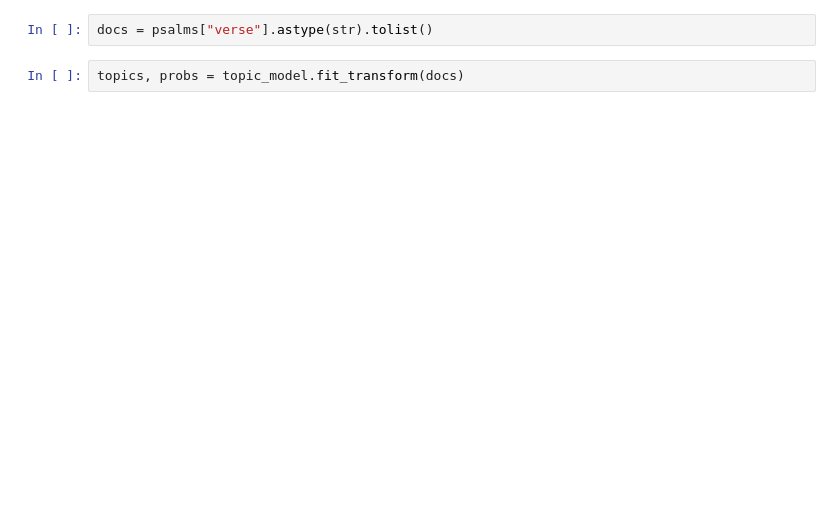
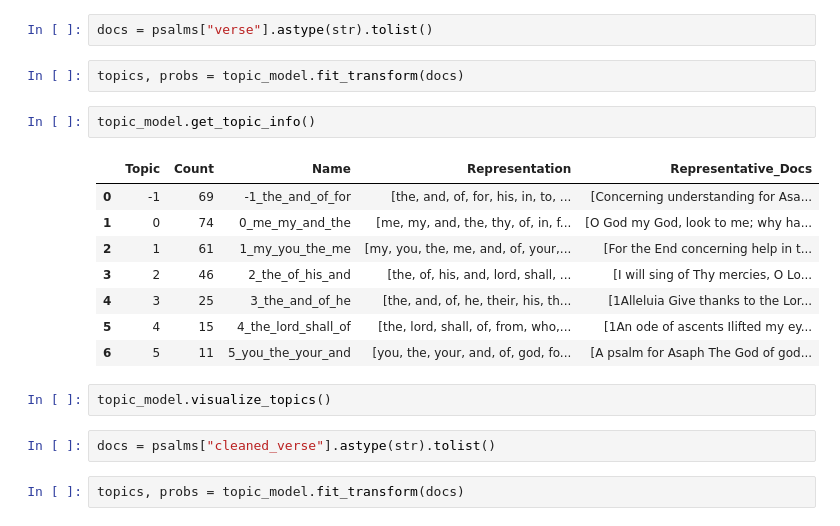
Before and after one commit to cwc09262/psalms-text-comparison, a Jupyter notebook: sentiment_analysis.ipynb, the cells around one changed output. Saved outputs shown, nothing was run; the diff lists cells and outputs as text; blank space fills up the shorter version.

```diff
--- a/sentiment_analysis.ipynb
+++ b/sentiment_analysis.ipynb
@@ -693,3 +705,20 @@ Notes:
 docs = psalms["verse"].astype(str).tolist()
 # %%
 topics, probs = topic_model.fit_transform(docs)
+# %%
+topic_model.get_topic_info()
+# %% [output]
+|  | Topic | Count | Name | Representation | Representative_Docs |
+| 0 | -1 | 69 | -1_the_and_of_for | [the, and, of, for, his, in, to, ... | [Concerning understanding for Asa... |
+| 1 | 0 | 74 | 0_me_my_and_the | [me, my, and, the, thy, of, in, f... | [O God my God, look to me; why ha... |
+| 2 | 1 | 61 | 1_my_you_the_me | [my, you, the, me, and, of, your,... | [For the End concerning help in t... |
+| 3 | 2 | 46 | 2_the_of_his_and | [the, of, his, and, lord, shall, ... | [I will sing of Thy mercies, O Lo... |
+| 4 | 3 | 25 | 3_the_and_of_he | [the, and, of, he, their, his, th... | [1Alleluia Give thanks to the Lor... |
+| 5 | 4 | 15 | 4_the_lord_shall_of | [the, lord, shall, of, from, who,... | [1An ode of ascents Ilifted my ey... |
+| 6 | 5 | 11 | 5_you_the_your_and | [you, the, your, and, of, god, fo... | [A psalm for Asaph The God of god... |
+# %%
+topic_model.visualize_topics()
+# %%
+docs = psalms["cleaned_verse"].astype(str).tolist()
+# %%
+topics, probs = topic_model.fit_transform(docs)
```
Also changed, not shown: parts of 41 cells of this notebook.
